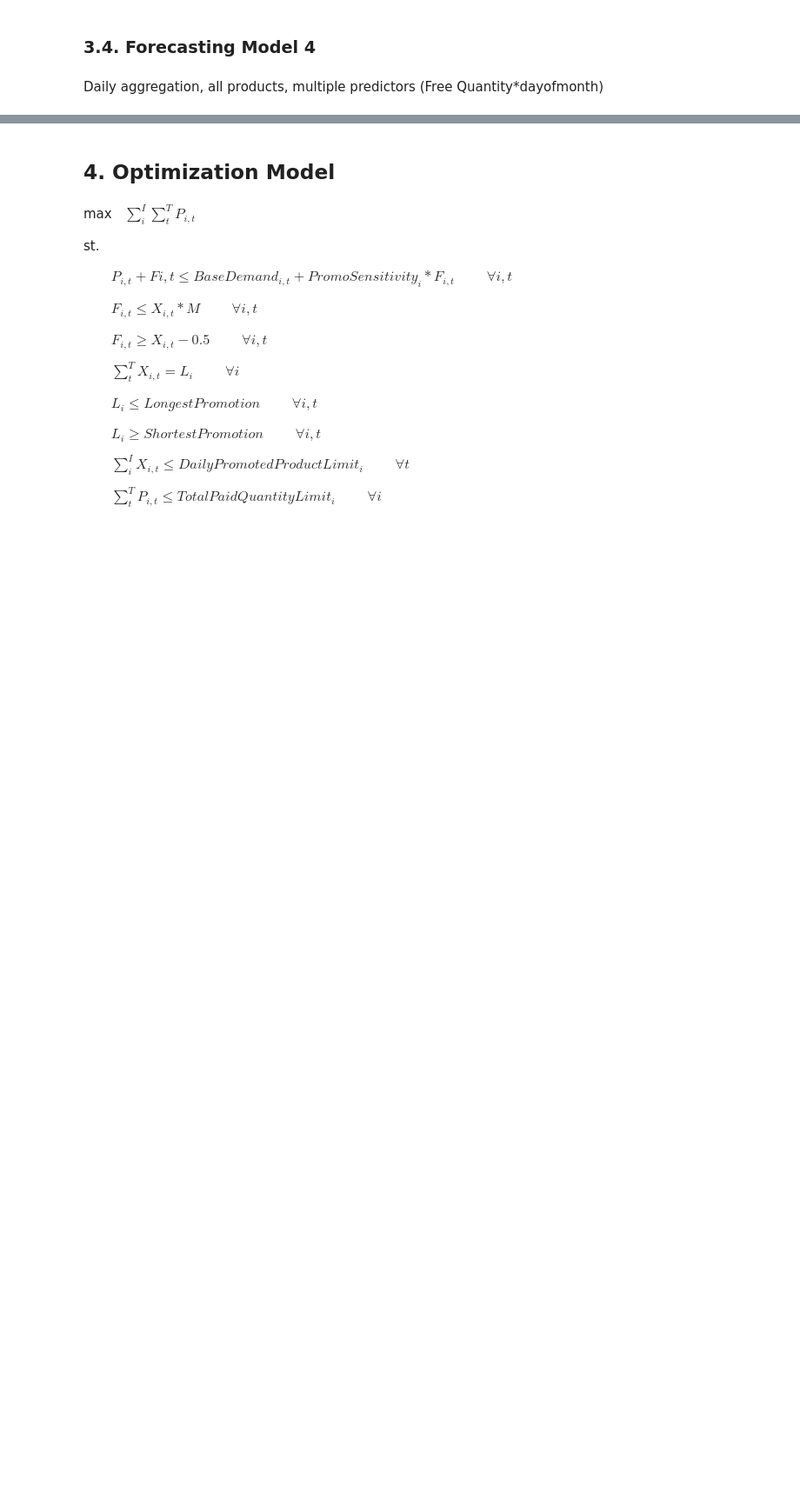
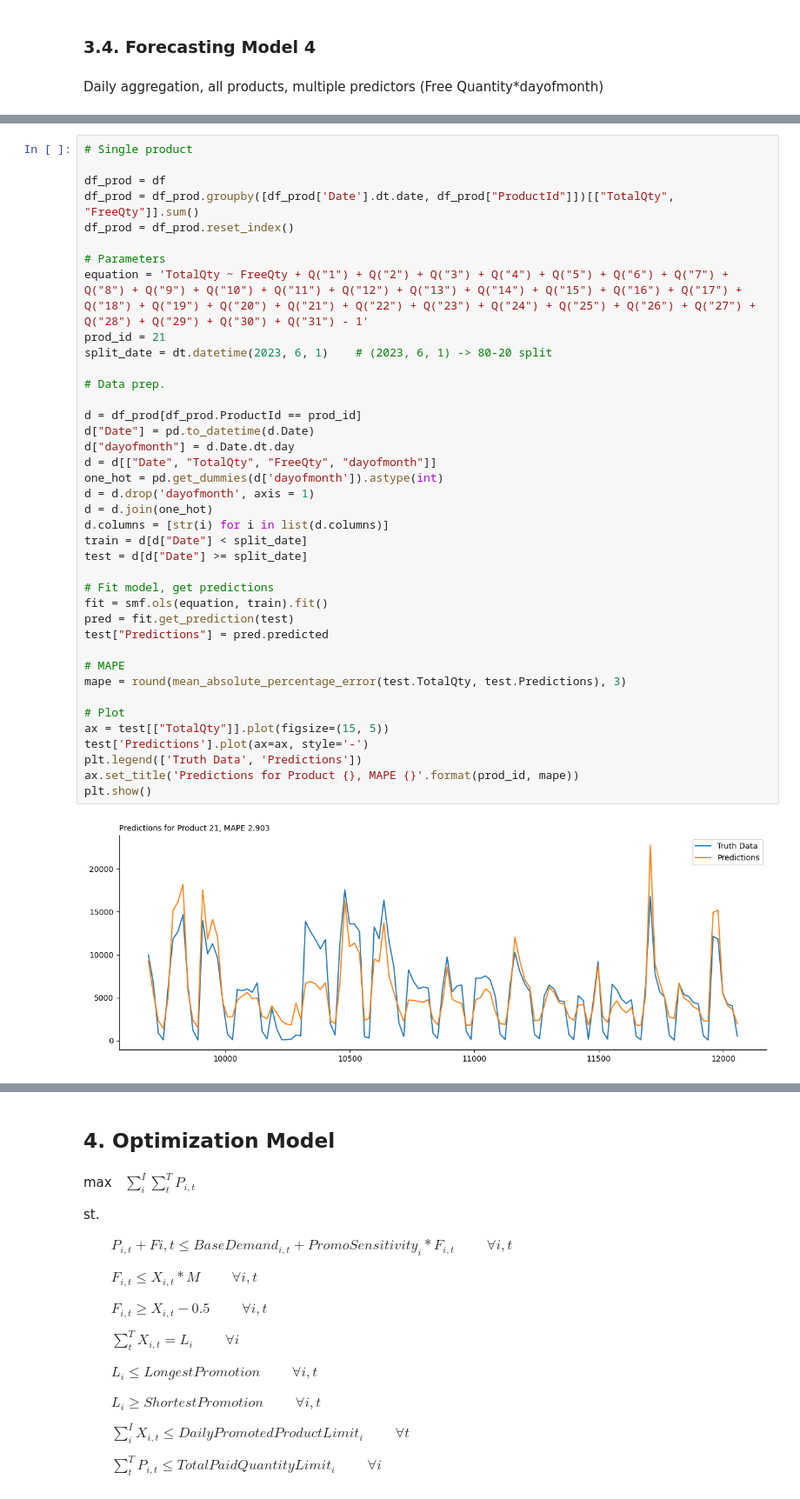
Before and after one commit to ayigitdogan/PharmaProject, a Jupyter notebook: IE492 - Pharma Project.ipynb, the cells around one changed output, grey strips where cells are left out. Shown at 87% size. Cells and saved outputs as stored; diff of their text form; blank space fills up the shorter version.

```diff
--- a/IE492 - Pharma Project.ipynb
+++ b/IE492 - Pharma Project.ipynb
@@ -458,0 +442,41 @@ results
+# %%
+# Single product
+
+df_prod = df
+df_prod = df_prod.groupby([df_prod['Date'].dt.date, df_prod["ProductId"]])[["TotalQty", "FreeQty"]].sum()
+df_prod = df_prod.reset_index()
+
+# Parameters
+equation = 'TotalQty ~ FreeQty + Q("1") + Q("2") + Q("3") + Q("4") + Q("5") + Q("6") + Q("7") + Q("8") + Q("9") + Q("10") + Q("11") + Q("12") + Q("13") + Q("14") + Q("15") + Q("16") + Q("17") + Q("18") + Q("19") + Q("20") + Q("21") + Q("22") + Q("23") + Q("24") + Q("25") + Q("26") + Q("27") + Q("28") + Q("29") + Q("30") + Q("31") - 1'
+prod_id = 21
+split_date = dt.datetime(2023, 6, 1)    # (2023, 6, 1) -> 80-20 split
+
+# Data prep.
+
+d = df_prod[df_prod.ProductId == prod_id]
+d["Date"] = pd.to_datetime(d.Date)
+d["dayofmonth"] = d.Date.dt.day
+d = d[["Date", "TotalQty", "FreeQty", "dayofmonth"]]
+one_hot = pd.get_dummies(d['dayofmonth']).astype(int)
+d = d.drop('dayofmonth', axis = 1)
+d = d.join(one_hot)
+d.columns = [str(i) for i in list(d.columns)]
+train = d[d["Date"] < split_date]
+test = d[d["Date"] >= split_date]
+
+# Fit model, get predictions
+fit = smf.ols(equation, train).fit()
+pred = fit.get_prediction(test)
+test["Predictions"] = pred.predicted
+
+# MAPE
+mape = round(mean_absolute_percentage_error(test.TotalQty, test.Predictions), 3)
+
+# Plot
+ax = test[["TotalQty"]].plot(figsize=(15, 5))
+test['Predictions'].plot(ax=ax, style='-')
+plt.legend(['Truth Data', 'Predictions'])
+ax.set_title('Predictions for Product {}, MAPE {}'.format(prod_id, mape))
+plt.show()
+# %% [output]
+[figure, added]
```
Also changed, not shown: parts of 32 cells of this notebook.
